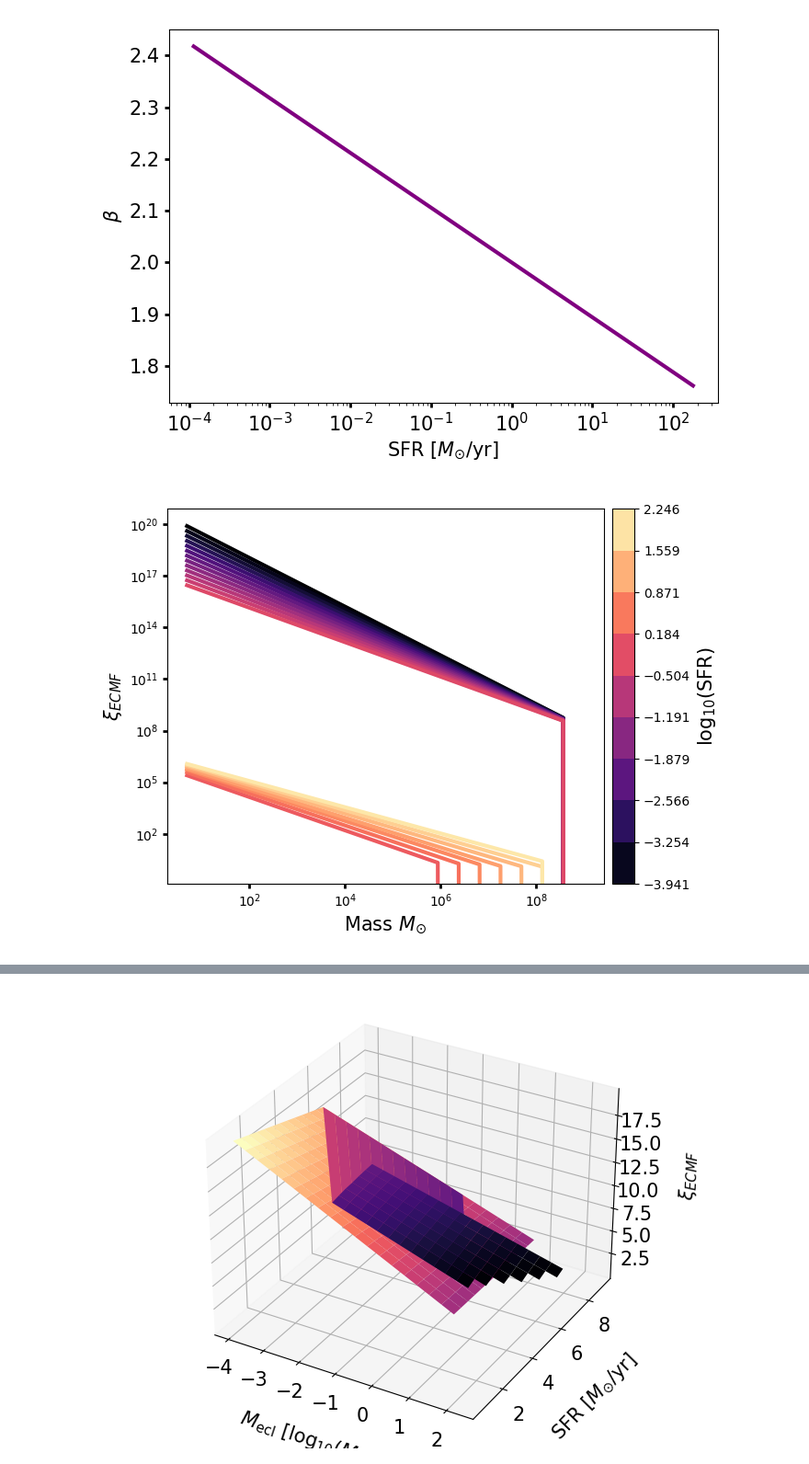
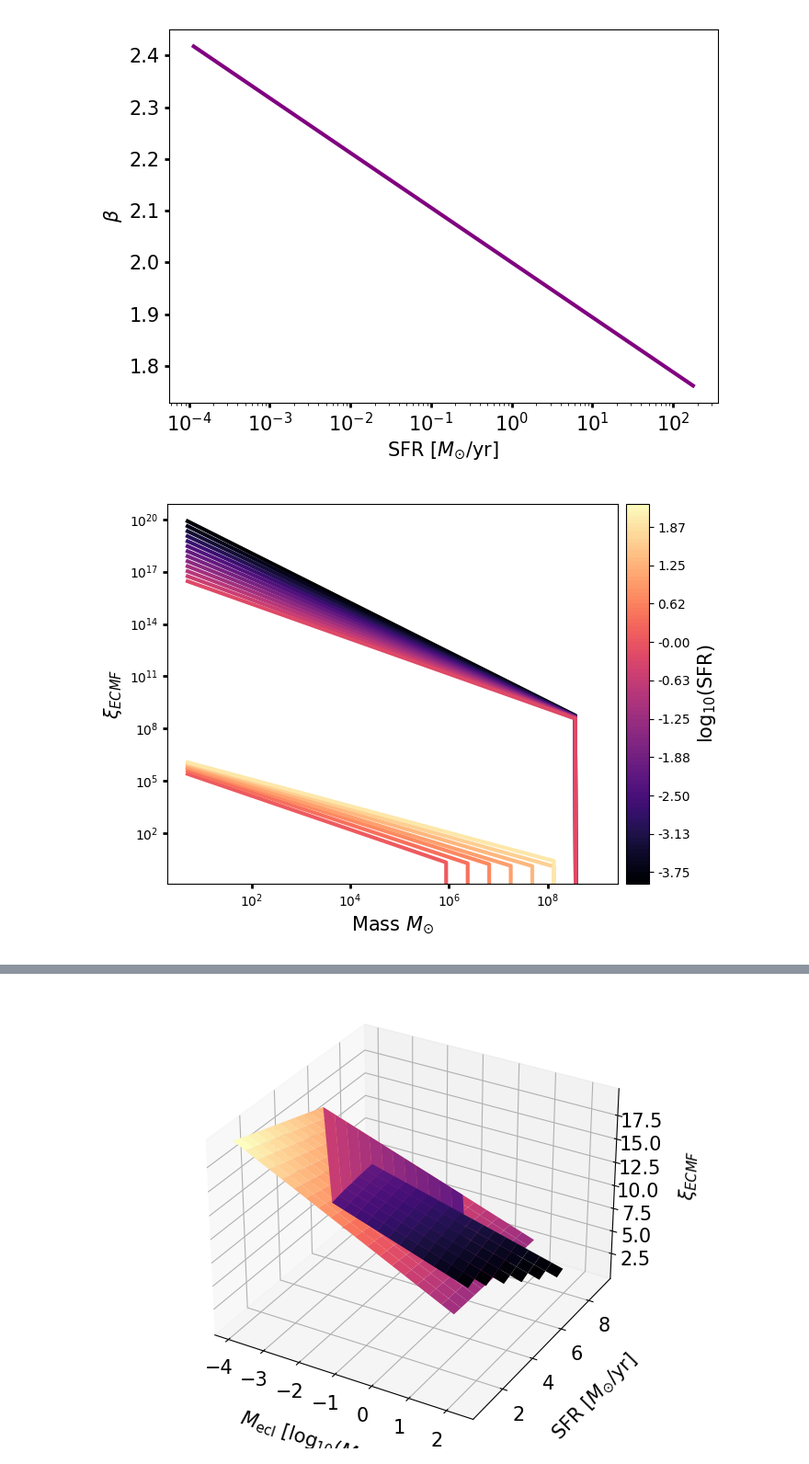
Before and after one commit to egjergo/pyIGIMF, a Jupyter notebook: _scratch/IGIMF3_explore.ipynb, the cells around one changed output, grey strips where cells are left out. Shown at 92% size. Drawn from its saved outputs; the diff is of its cells as text; code cells hidden in the pictures.

```diff
--- a/_scratch/IGIMF3_explore.ipynb
+++ b/_scratch/IGIMF3_explore.ipynb
@@ -13,8 +13,8 @@ delta_alpha=63
 delta_t = 1e7
 Mecl_min = 5
 Mecl_max = 1e9
-m_max = 150
-m_min = 0.08
+m_star_max = 150
+m_star_min = 0.08
 # %%
 M_igal_v = np.logspace(6, 11,num=resolution)
 M_ecl_v = np.logspace(np.log10(Mecl_min), np.log10(Mecl_max), num=resolution)
@@ -181,3 +182,18 @@ def initial_mass_function(m, Z, alpha_3=None, m_max=None):
         return igimf3.normalized(m, m**(-alpha_3), condition=m_max)
     else:
         return 0.
+
+def stellar_IMF(M_ecl, Z):
+    rho_cl_val = rho_cl(M_ecl)
+    x_alpha_3 = x_func(Z, rho_cl_val)
+    alpha_3 = alpha_3_func(x_alpha_3)
+    k_star, m_max = igimf3.normalization(initial_mass_function, M_ecl,
+                                           m_star_min, m_star_max, Z, alpha_3)
+    IMF_weighted_func = lambda m: m * k_star * initial_mass_function(m, Z, alpha_3=alpha_3, m_max=m_max)
+    IMF_func = lambda m: k_star * initial_mass_function(m, Z, alpha_3=alpha_3, m_max=m_max)
+    return k_star, m_max, IMF_func, IMF_weighted_func, alpha_3
+# %%
+sIMF_val = [stellar_IMF(Mecl, Z) for Z in Z_sqr_v for Mecl in M_ecl_v]
+sIMF_functions = []
+for i,val in enumerate(sIMF_val):
+    sIMF_functions.append(val[2])
@@ -272,32 +381,32 @@ ECMF_mesh_reshape = np.reshape(ECMF_mesh, (len(ECMF_functions), len(M_ecl_v)))
 # %%
 def ECMF_plots(M_ecl_v, ECMF_mesh):
     from matplotlib import pyplot as plt
     import matplotlib.ticker as ticker
     from mpl_toolkits.axes_grid1 import make_axes_locatable
     Msun = r'$M_{\odot}$'
     cm = plt.cm.get_cmap(name='magma')
     num_colors = len(ECMF_mesh)
     Z = [[0,0],[0,0]]
-    levels = np.linspace(np.log10(SFR[0]), np.log10(SFR[-1]), 10, endpoint=True)
+    levels = np.linspace(np.log10(SFR[0]), np.log10(SFR[-1]), 100, endpoint=True)
     CS3 = plt.contourf(Z, levels, cmap=cm)
     plt.clf()
     fig, ax = plt.subplots(1,1, figsize=(7,5))
     SFR_colormap = np.log10(SFR)#np.log10(np.logspace(np.log10(SFR[0]), np.log10(SFR[-1]), 10, endpoint=True))
     currentColors = [cm(1.*i/num_colors) for i in range(num_colors)]
     currentColor = iter(currentColors)
     #dummy_cax = ax.scatter(M_ecl_v,ECMF_mesh[19], linewidth=3, vmin=SFR_colormap[0], vmax=SFR_colormap[-1], c=np.log10(SFR), cmap=cm, alpha=1)
     for i,ECMF in enumerate(ECMF_mesh):
         ax.loglog(M_ecl_v,ECMF, linewidth=3, c=next(currentColor))
     divider = make_axes_locatable(ax)
     cax = divider.append_axes("right", size="5%", pad="2%")
     ax.set_ylabel(r'$\xi_{ECMF}$', fontsize=15)
     ax.set_xlabel(f'Mass {Msun}', fontsize=15)
     ax.tick_params(width=2)
-    cbar = fig.colorbar(CS3, cmap=cm, cax=cax).set_label(label=r'$\log_{10}({\rm SFR})$',size=15)
+    cbar = fig.colorbar(CS3, cmap=cm, cax=cax, format="%.2f").set_label(label=r'$\log_{10}({\rm SFR})$',size=15)
     fig.tight_layout()
     plt.savefig(f'ECMF_plots.pdf', bbox_inches='tight')
     #plt.show(block=False)
     return None
 ECMF_plots(M_ecl_v, ECMF_mesh)
 # %% [output]
-[figure, old version]
+[figure, new version]
```
Also changed, not shown: parts of 7 cells of this notebook, 2 other files.
